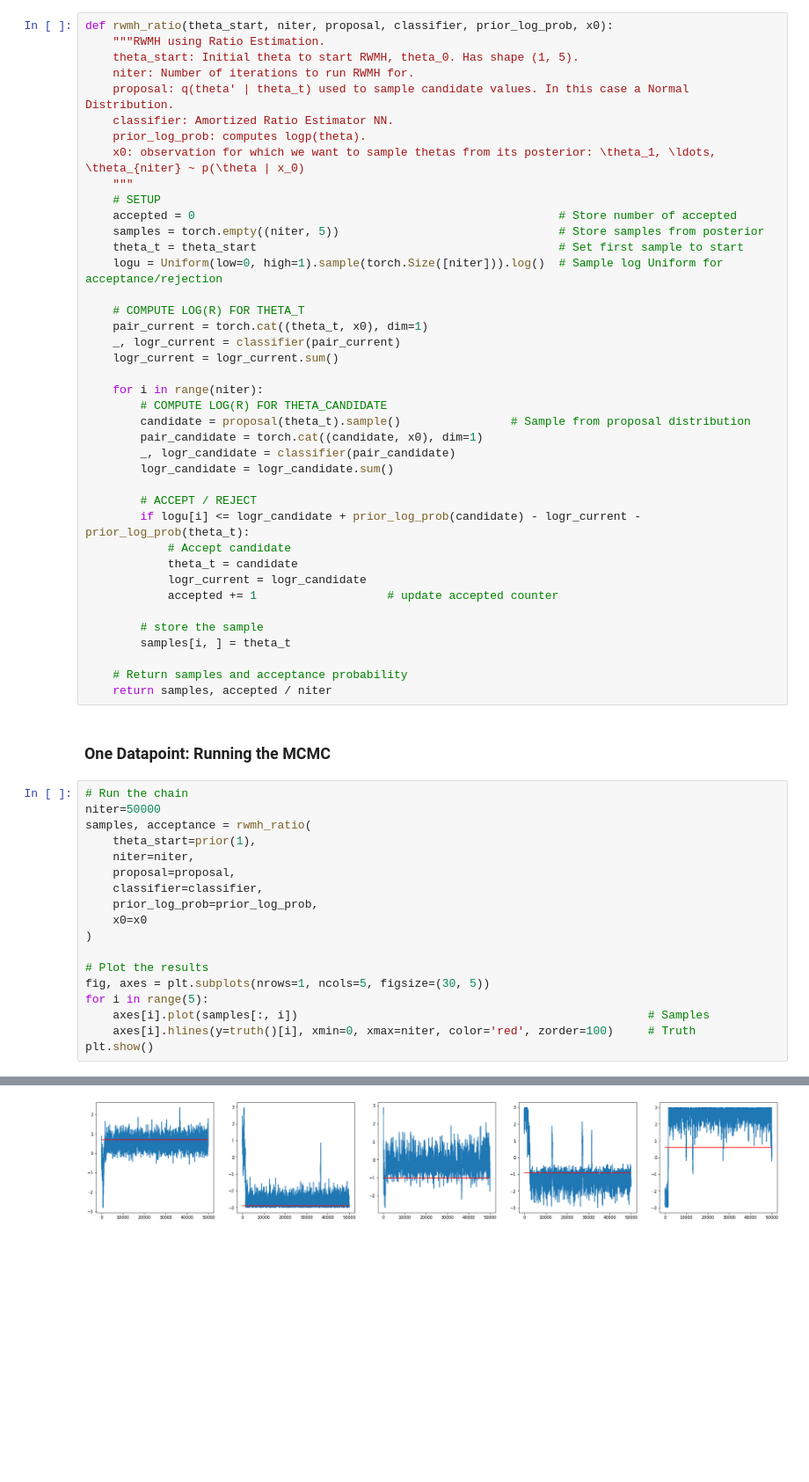
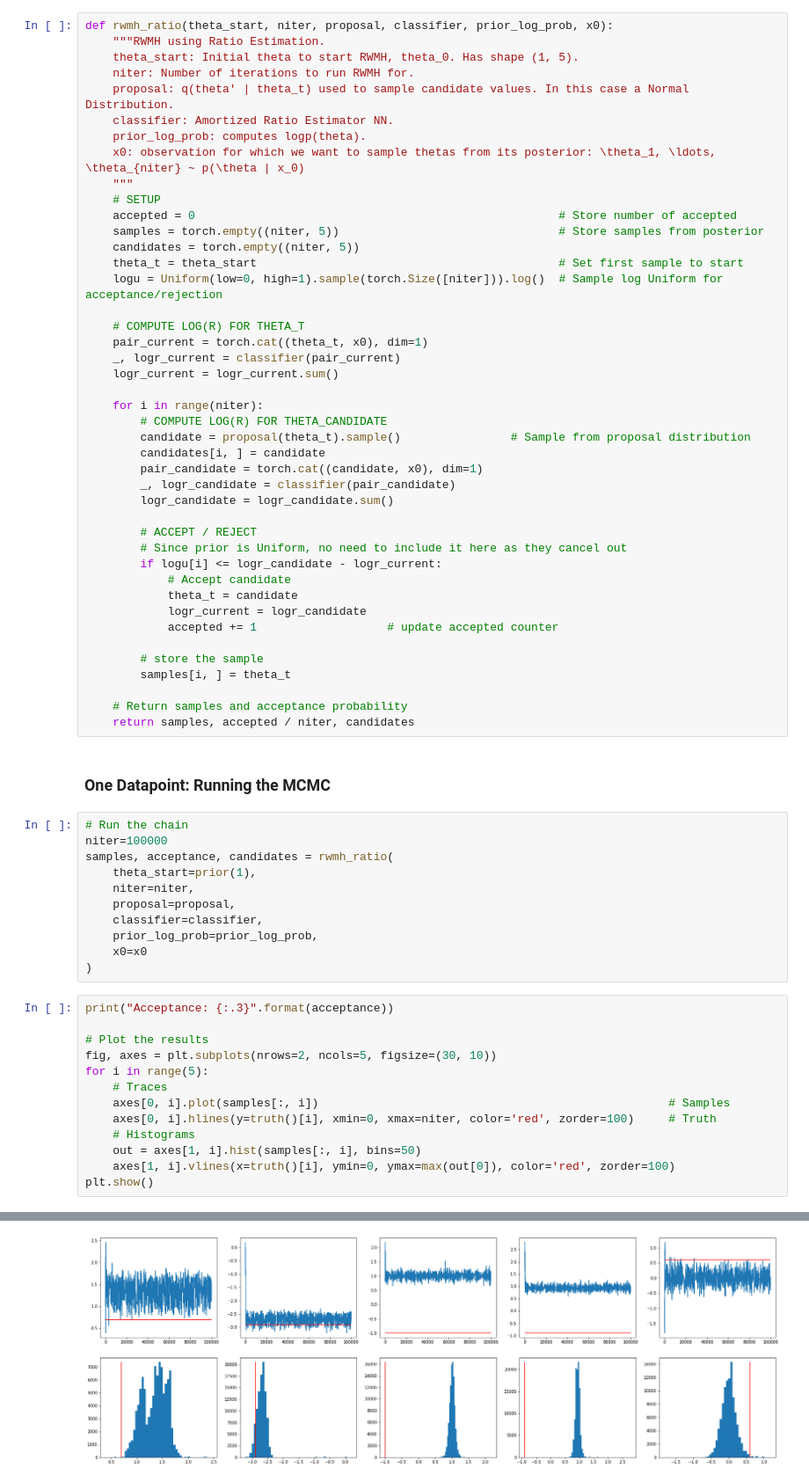
Before and after one commit to MauroCE/MCMCPlayground, a Jupyter notebook: Complete Example.ipynb, the cells around one changed output, grey strips where cells are left out. Shown at 88% size. Saved outputs shown, nothing was run; the diff lists cells and outputs as text; blank space fills up the shorter version.

```diff
--- a/Complete Example.ipynb
+++ b/Complete Example.ipynb
@@ -197,6 +198,7 @@ def rwmh_ratio(theta_start, niter, proposal, classifier, prior_log_prob, x0):
     # SETUP
     accepted = 0                                                     # Store number of accepted
     samples = torch.empty((niter, 5))                                # Store samples from posterior
+    candidates = torch.empty((niter, 5))
     theta_t = theta_start                                            # Set first sample to start
     logu = Uniform(low=0, high=1).sample(torch.Size([niter])).log()  # Sample log Uniform for acceptance/rejection
 
@@ -208,12 +210,14 @@ def rwmh_ratio(theta_start, niter, proposal, classifier, prior_log_prob, x0):
     for i in range(niter):
         # COMPUTE LOG(R) FOR THETA_CANDIDATE
         candidate = proposal(theta_t).sample()                # Sample from proposal distribution
+        candidates[i, ] = candidate
         pair_candidate = torch.cat((candidate, x0), dim=1)
         _, logr_candidate = classifier(pair_candidate)
         logr_candidate = logr_candidate.sum()
 
         # ACCEPT / REJECT
-        if logu[i] <= logr_candidate + prior_log_prob(candidate) - logr_current - prior_log_prob(theta_t):
+        # Since prior is Uniform, no need to include it here as they cancel out
+        if logu[i] <= logr_candidate - logr_current:
             # Accept candidate
             theta_t = candidate
             logr_current = logr_candidate
@@ -223,25 +227,31 @@ def rwmh_ratio(theta_start, niter, proposal, classifier, prior_log_prob, x0):
         samples[i, ] = theta_t
 
     # Return samples and acceptance probability
-    return samples, accepted / niter
+    return samples, accepted / niter, candidates
 # %% [markdown]
 ### One Datapoint: Running the MCMC
+# %%
+# Run the chain
+niter=100000
+samples, acceptance, candidates = rwmh_ratio(
+    theta_start=prior(1),
+    niter=niter,
+    proposal=proposal,
+    classifier=classifier,
+    prior_log_prob=prior_log_prob,
+    x0=x0
+)
 # %%
-# Run the chain
-niter=50000
-samples, acceptance = rwmh_ratio(
-    theta_start=prior(1),
-    niter=niter,
-    proposal=proposal,
-    classifier=classifier,
-    prior_log_prob=prior_log_prob,
-    x0=x0
-)
+print("Acceptance: {:.3}".format(acceptance))
 
 # Plot the results
-fig, axes = plt.subplots(nrows=1, ncols=5, figsize=(30, 5))
+fig, axes = plt.subplots(nrows=2, ncols=5, figsize=(30, 10))
 for i in range(5):
-    axes[i].plot(samples[:, i])                                                   # Samples
-    axes[i].hlines(y=truth()[i], xmin=0, xmax=niter, color='red', zorder=100)     # Truth
+    # Traces
+    axes[0, i].plot(samples[:, i])                                                   # Samples
+    axes[0, i].hlines(y=truth()[i], xmin=0, xmax=niter, color='red', zorder=100)     # Truth
+    # Histograms
+    out = axes[1, i].hist(samples[:, i], bins=50)
+    axes[1, i].vlines(x=truth()[i], ymin=0, ymax=max(out[0]), color='red', zorder=100)
 plt.show()
 # %% [output]
@@ -248 +259 @@ plt.show()
-[figure, old version]
+[figure, new version]
```
Also changed, not shown: parts of 6 cells of this notebook, 5 other files.
